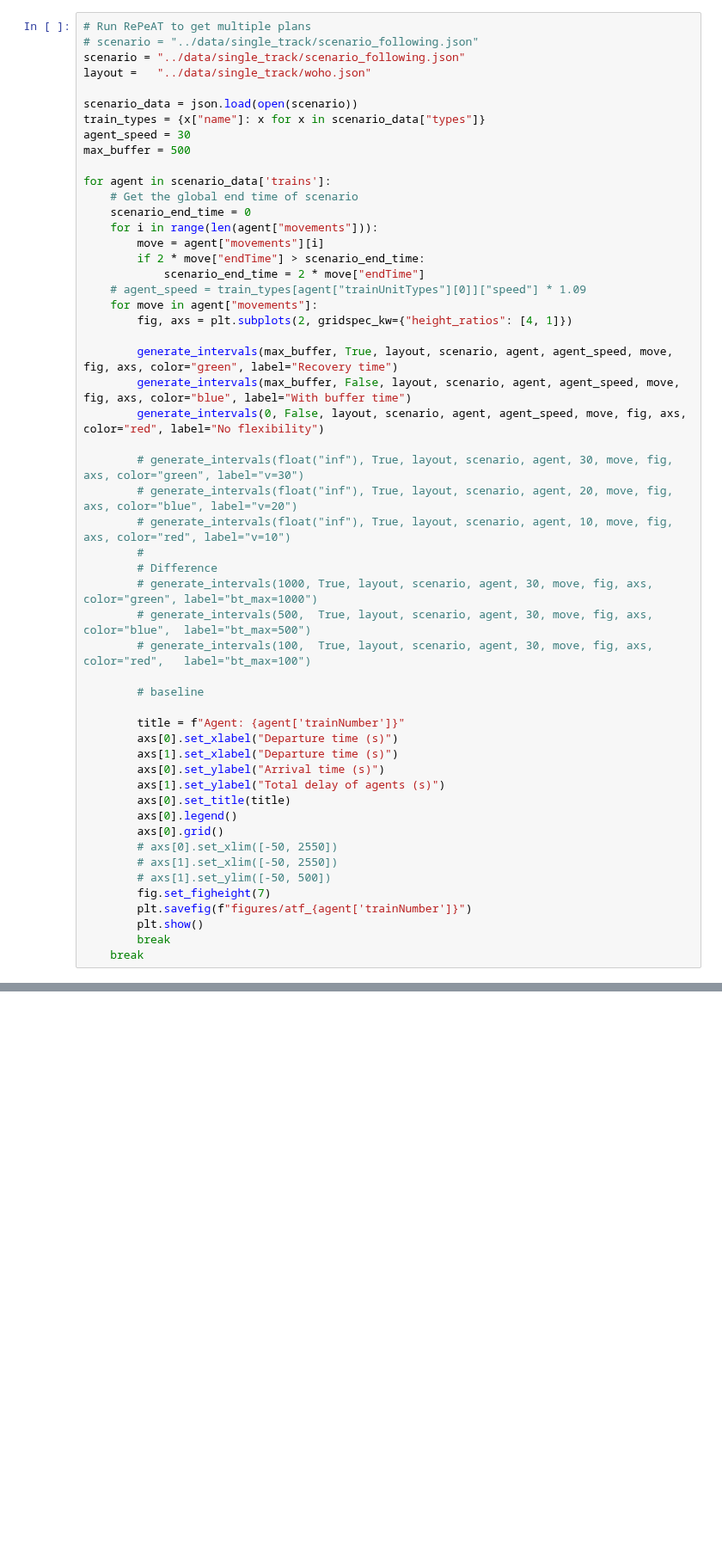
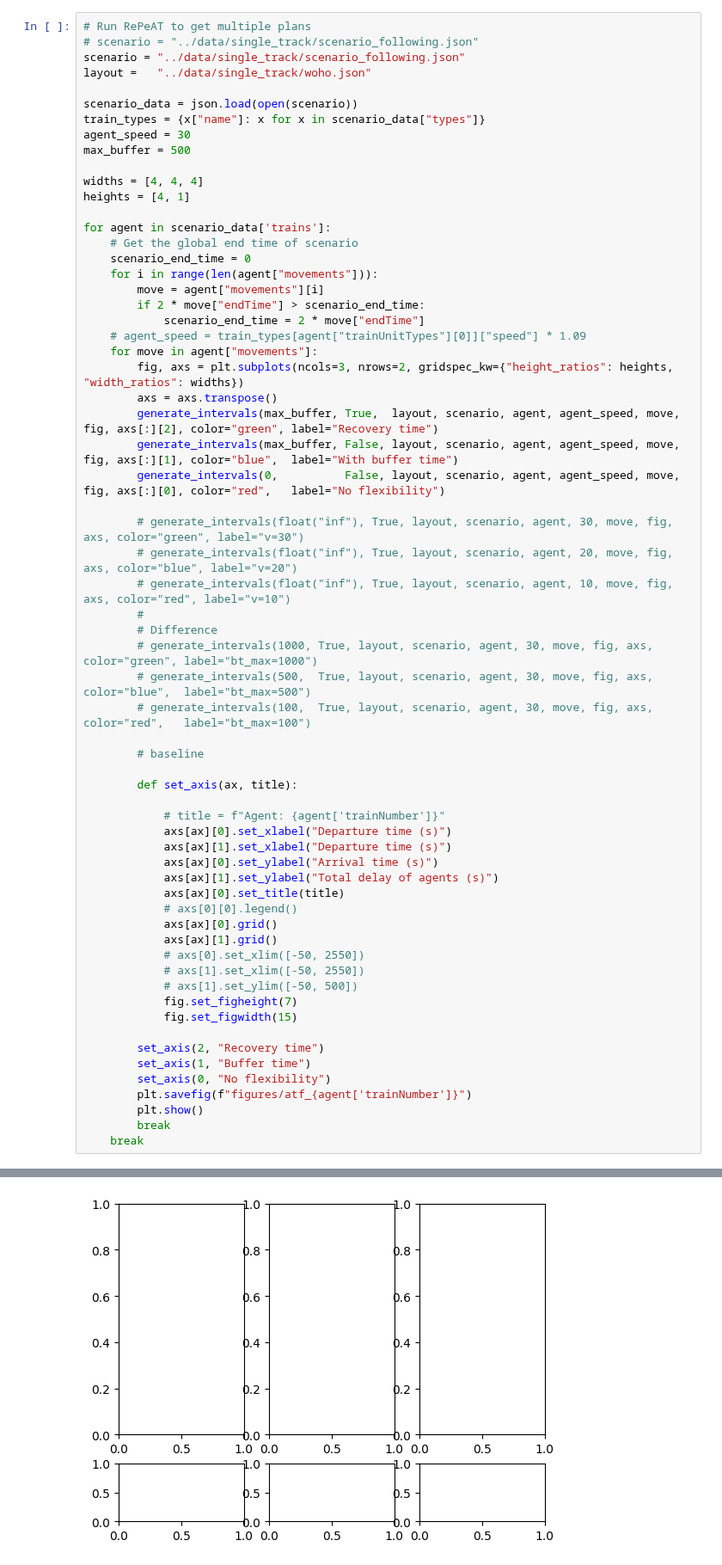
Before and after one commit to GoodGuyMe/delay-replanning-slack, a Jupyter notebook: experiments/blocking_experiments.ipynb, the cells around one changed output, grey strips where cells are left out. Shown at 86% size. Saved outputs shown, nothing was run; the diff lists cells and outputs as text; blank space fills up the shorter version.

```diff
--- a/experiments/blocking_experiments.ipynb
+++ b/experiments/blocking_experiments.ipynb
@@ -69,6 +83,9 @@ train_types = {x["name"]: x for x in scenario_data["types"]}
 agent_speed = 30
 max_buffer = 500
 
+widths = [4, 4, 4]
+heights = [4, 1]
+
 for agent in scenario_data['trains']:
     # Get the global end time of scenario
     scenario_end_time = 0
@@ -78,11 +95,11 @@ for agent in scenario_data['trains']:
             scenario_end_time = 2 * move["endTime"]
     # agent_speed = train_types[agent["trainUnitTypes"][0]]["speed"] * 1.09
     for move in agent["movements"]:
-        fig, axs = plt.subplots(2, gridspec_kw={"height_ratios": [4, 1]})
-
-        generate_intervals(max_buffer, True, layout, scenario, agent, agent_speed, move, fig, axs, color="green", label="Recovery time")
-        generate_intervals(max_buffer, False, layout, scenario, agent, agent_speed, move, fig, axs, color="blue", label="With buffer time")
-        generate_intervals(0, False, layout, scenario, agent, agent_speed, move, fig, axs, color="red", label="No flexibility")
+        fig, axs = plt.subplots(ncols=3, nrows=2, gridspec_kw={"height_ratios": heights, "width_ratios": widths})
+        axs = axs.transpose()
+        generate_intervals(max_buffer, True,  layout, scenario, agent, agent_speed, move, fig, axs[:][2], color="green", label="Recovery time")
+        generate_intervals(max_buffer, False, layout, scenario, agent, agent_speed, move, fig, axs[:][1], color="blue",  label="With buffer time")
+        generate_intervals(0,          False, layout, scenario, agent, agent_speed, move, fig, axs[:][0], color="red",   label="No flexibility")
 
         # generate_intervals(float("inf"), True, layout, scenario, agent, 30, move, fig, axs, color="green", label="v=30")
         # generate_intervals(float("inf"), True, layout, scenario, agent, 20, move, fig, axs, color="blue", label="v=20")
@@ -95,18 +112,26 @@ for agent in scenario_data['trains']:
 
         # baseline
 
-        title = f"Agent: {agent['trainNumber']}"
-        axs[0].set_xlabel("Departure time (s)")
-        axs[1].set_xlabel("Departure time (s)")
-        axs[0].set_ylabel("Arrival time (s)")
-        axs[1].set_ylabel("Total delay of agents (s)")
-        axs[0].set_title(title)
-        axs[0].legend()
-        axs[0].grid()
-        # axs[0].set_xlim([-50, 2550])
-        # axs[1].set_xlim([-50, 2550])
-        # axs[1].set_ylim([-50, 500])
-        fig.set_figheight(7)
+        def set_axis(ax, title):
+
+            # title = f"Agent: {agent['trainNumber']}"
+            axs[ax][0].set_xlabel("Departure time (s)")
+            axs[ax][1].set_xlabel("Departure time (s)")
+            axs[ax][0].set_ylabel("Arrival time (s)")
+            axs[ax][1].set_ylabel("Total delay of agents (s)")
+            axs[ax][0].set_title(title)
+            # axs[0][0].legend()
+            axs[ax][0].grid()
+            axs[ax][1].grid()
+            # axs[0].set_xlim([-50, 2550])
+            # axs[1].set_xlim([-50, 2550])
+            # axs[1].set_ylim([-50, 500])
+            fig.set_figheight(7)
+            fig.set_figwidth(15)
+
+        set_axis(2, "Recovery time")
+        set_axis(1, "Buffer time")
+        set_axis(0, "No flexibility")
         plt.savefig(f"figures/atf_{agent['trainNumber']}")
         plt.show()
         break
@@ -116,3 +144,4 @@ NameError: name 'json' is not defined
+[figure, added]
 # %%
 generate.time_safe_intervals_and_write(layout, scenario, -1, agent_speed, "output", max_buffer, True, plot=True)
 generate.time_safe_intervals_and_write(layout, scenario, -1, agent_speed, "output", max_buffer, False, plot=True)
```
Also changed, not shown: parts of 5 cells of this notebook, 6 other files.
